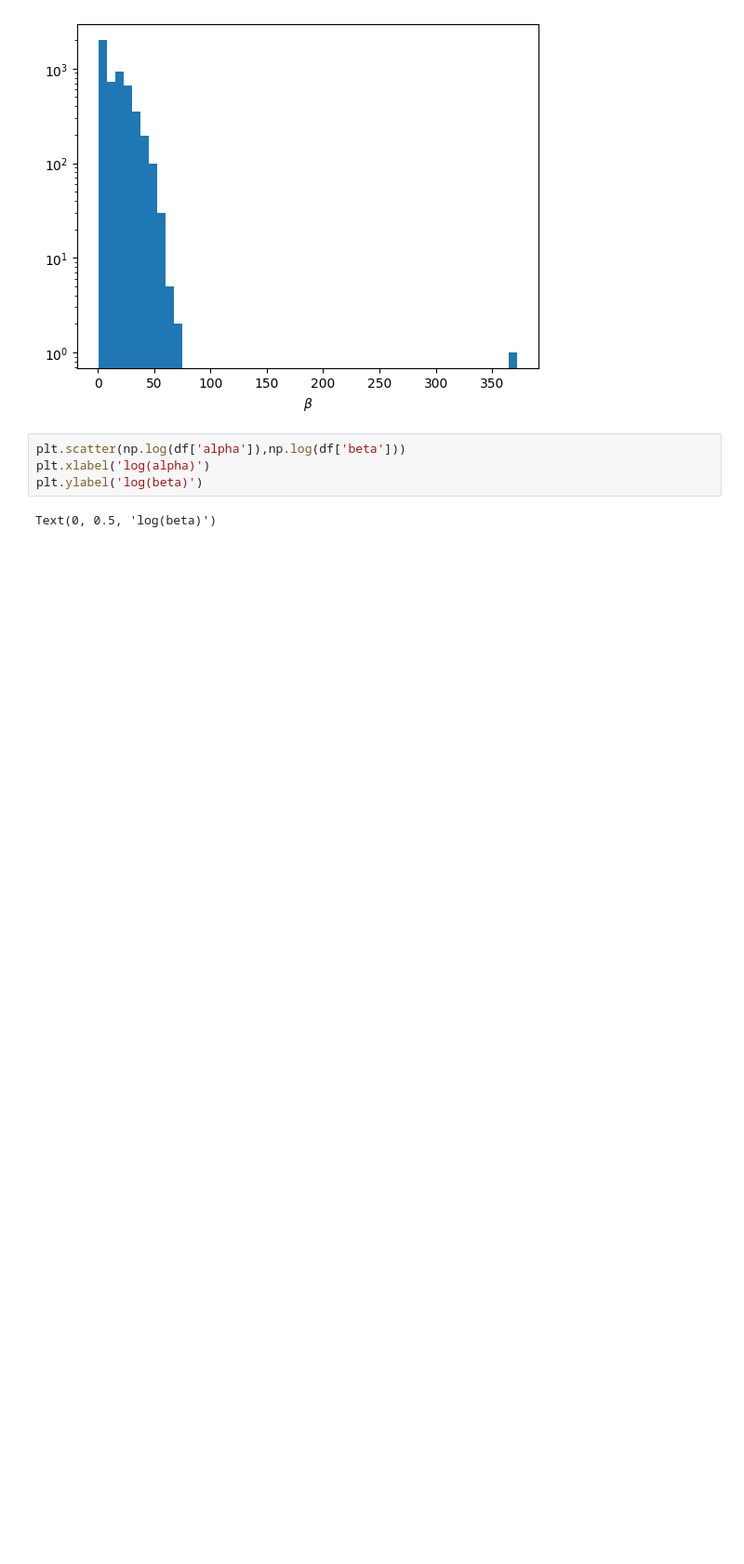
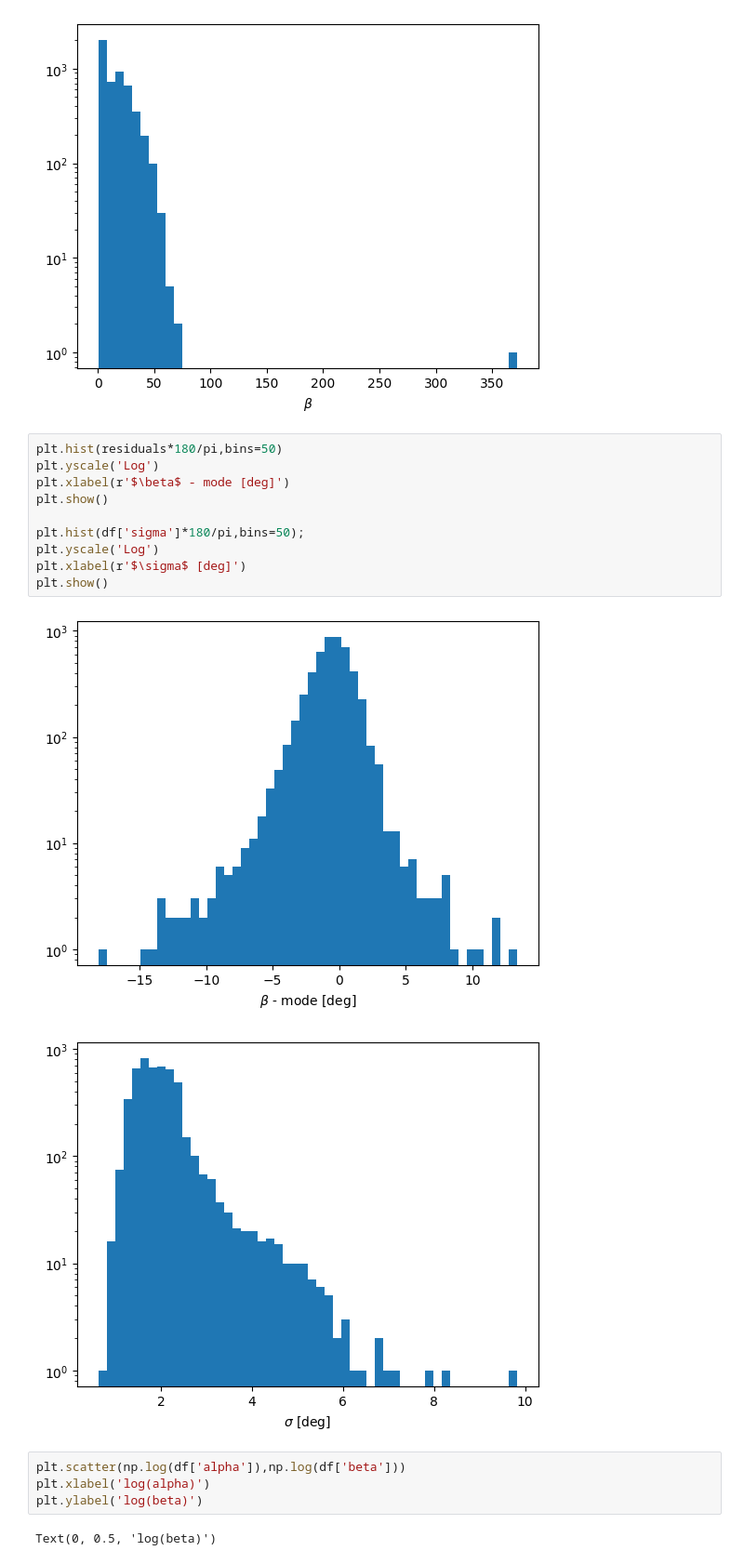
Before and after one commit to nhanvtran/directional-pixel-detectors, a Jupyter notebook: hit-position/train-1DB-Beta.ipynb, the cells around one changed output. Shown at 93% size. Saved outputs shown, nothing was run; the diff lists cells and outputs as text; blank space fills up the shorter version.

Commit message:
beta dist is nicer now

```diff
--- a/hit-position/train-1DB-Beta.ipynb
+++ b/hit-position/train-1DB-Beta.ipynb
@@ -205,6 +205,19 @@ plt.show()
 [figure]
 [figure]
 [figure]
+# %%
+plt.hist(residuals*180/pi,bins=50)
+plt.yscale('Log')
+plt.xlabel(r'$\beta$ - mode [deg]')
+plt.show()
+
+plt.hist(df['sigma']*180/pi,bins=50);
+plt.yscale('Log')
+plt.xlabel(r'$\sigma$ [deg]')
+plt.show()
+# %% [output]
+[figure, added]
+[figure, added]
 # %%
 plt.scatter(np.log(df['alpha']),np.log(df['beta']))
 plt.xlabel('log(alpha)')
```
Also changed, not shown: parts of 2 cells of this notebook.
